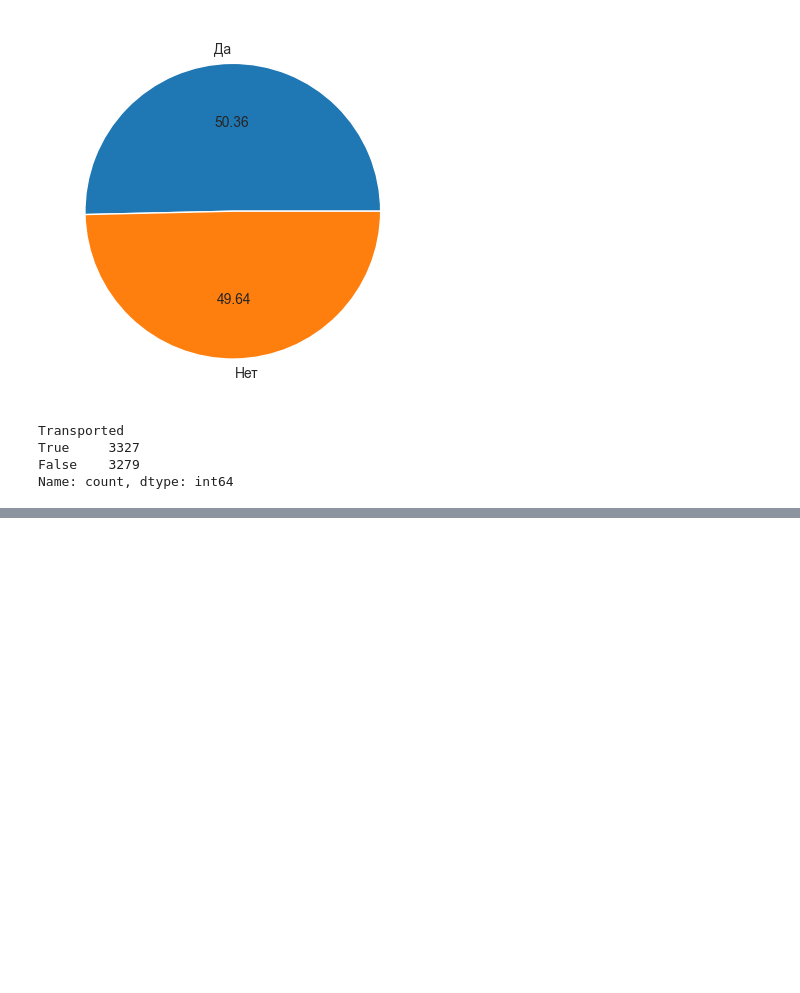
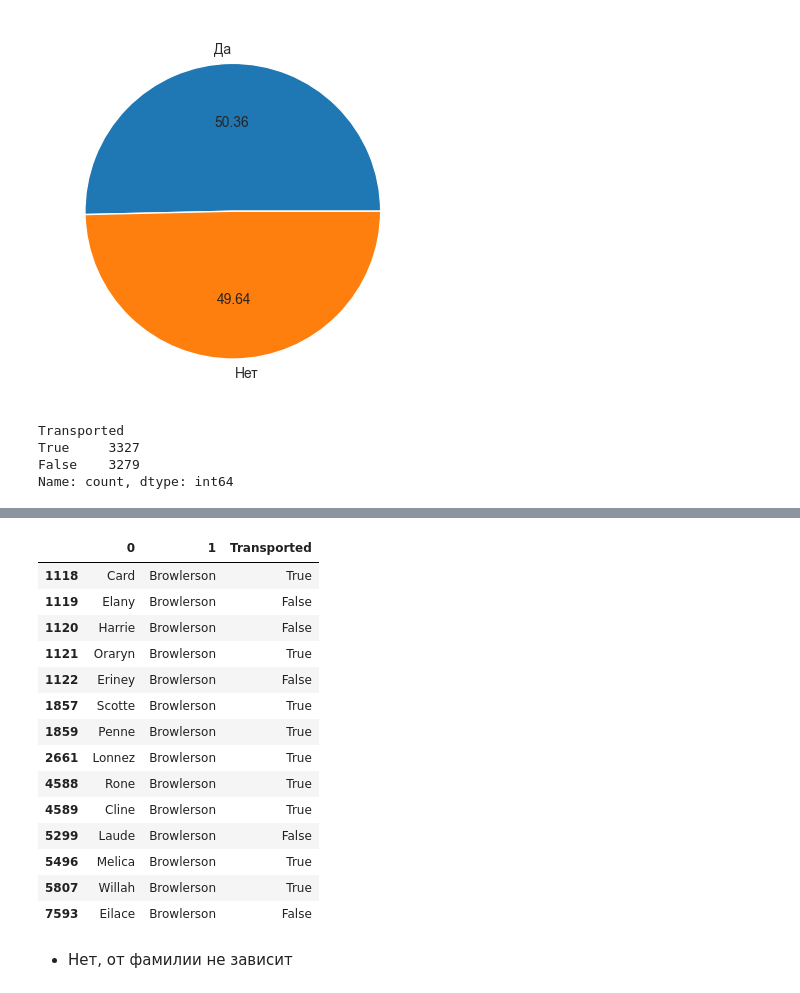
Before and after one commit to HghaVlad/ML_solutions, a Jupyter notebook: Spaceship_Titanic/pre_analyse.ipynb, the cells around one changed output, grey strips where cells are left out. Saved outputs shown, nothing was run; the diff lists cells and outputs as text; code cells hidden in the pictures; blank space fills up the shorter version.

```diff
--- a/Spaceship_Titanic/pre_analyse.ipynb
+++ b/Spaceship_Titanic/pre_analyse.ipynb
@@ -159,0 +196,3 @@ Name: count, dtype: int64
+# %%
+name_dataset = df['Name'].str.split(" ", expand=True)
+name_dataset['Transported'] = df['Transported']
@@ -159,0 +215,20 @@ Name: count, dtype: int64
+# %%
+name_dataset[name_dataset[1] == 'Browlerson']
+# %% [output]
+|  | 0 | 1 | Transported |
+| 1118 | Card | Browlerson | True |
+| 1119 | Elany | Browlerson | False |
+| 1120 | Harrie | Browlerson | False |
+| 1121 | Oraryn | Browlerson | True |
+| 1122 | Eriney | Browlerson | False |
+| 1857 | Scotte | Browlerson | True |
+| 1859 | Penne | Browlerson | True |
+| 2661 | Lonnez | Browlerson | True |
+| 4588 | Rone | Browlerson | True |
+| 4589 | Cline | Browlerson | True |
+| 5299 | Laude | Browlerson | False |
+| 5496 | Melica | Browlerson | True |
+| 5807 | Willah | Browlerson | True |
+| 7593 | Eilace | Browlerson | False |
+# %% [markdown]
+* Нет, от фамилии не зависит
```
Also changed, not shown: parts of 5 cells of this notebook, 9 other files.
